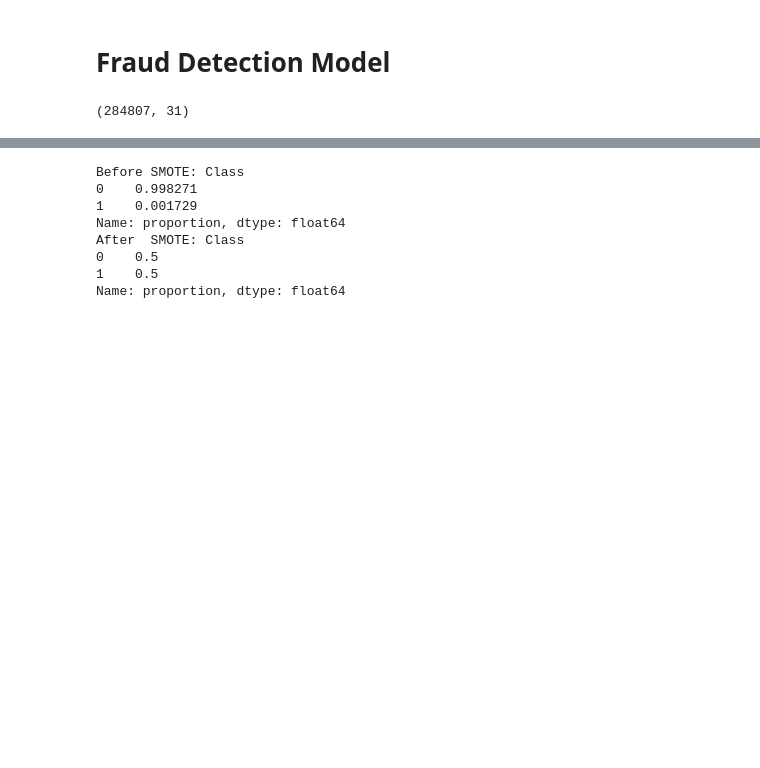
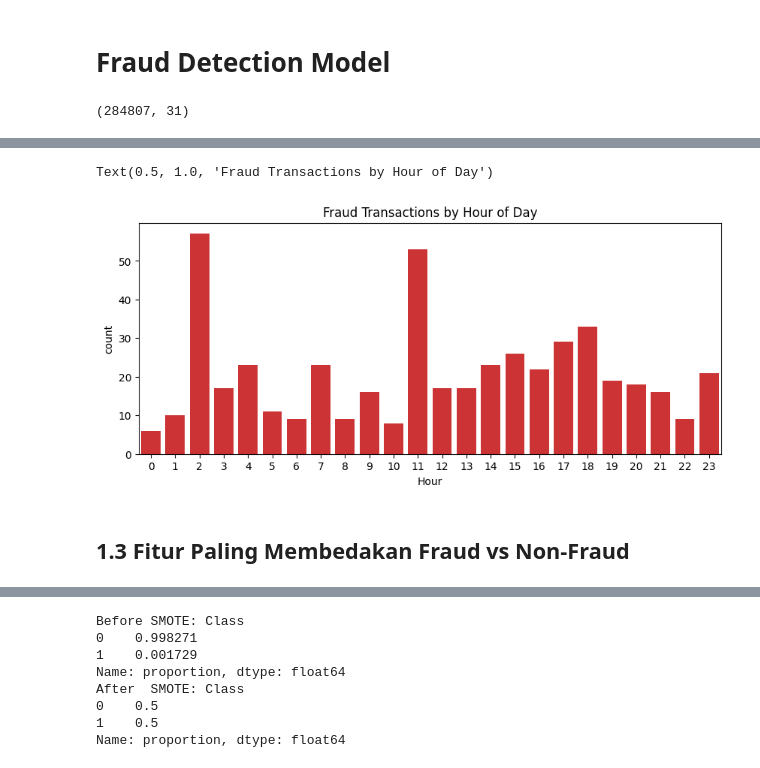
Before and after one commit to naufaldahafizh/fraud-detection, a Jupyter notebook: notebooks/fraud_detection.ipynb, the cells around one changed output, grey strips where cells are left out. Saved outputs shown, nothing was run; the diff lists cells and outputs as text; code cells hidden in the pictures; blank space fills up the shorter version.

```diff
--- a/notebooks/fraud_detection.ipynb
+++ b/notebooks/fraud_detection.ipynb
@@ -30,0 +55,9 @@ df.shape
+# %%
+plt.figure(figsize=(10,4))
+sns.countplot(x='Hour', hue='Class', data=df[df['Class']==1], legend=False, palette='Set1')
+plt.title('Fraud Transactions by Hour of Day')
+# %% [output]
+Text(0.5, 1.0, 'Fraud Transactions by Hour of Day')
+[figure, added]
+# %% [markdown]
+## 1.3 Fitur Paling Membedakan Fraud vs Non‑Fraud
```
Also changed, not shown: parts of 32 cells of this notebook, 11 other files.
